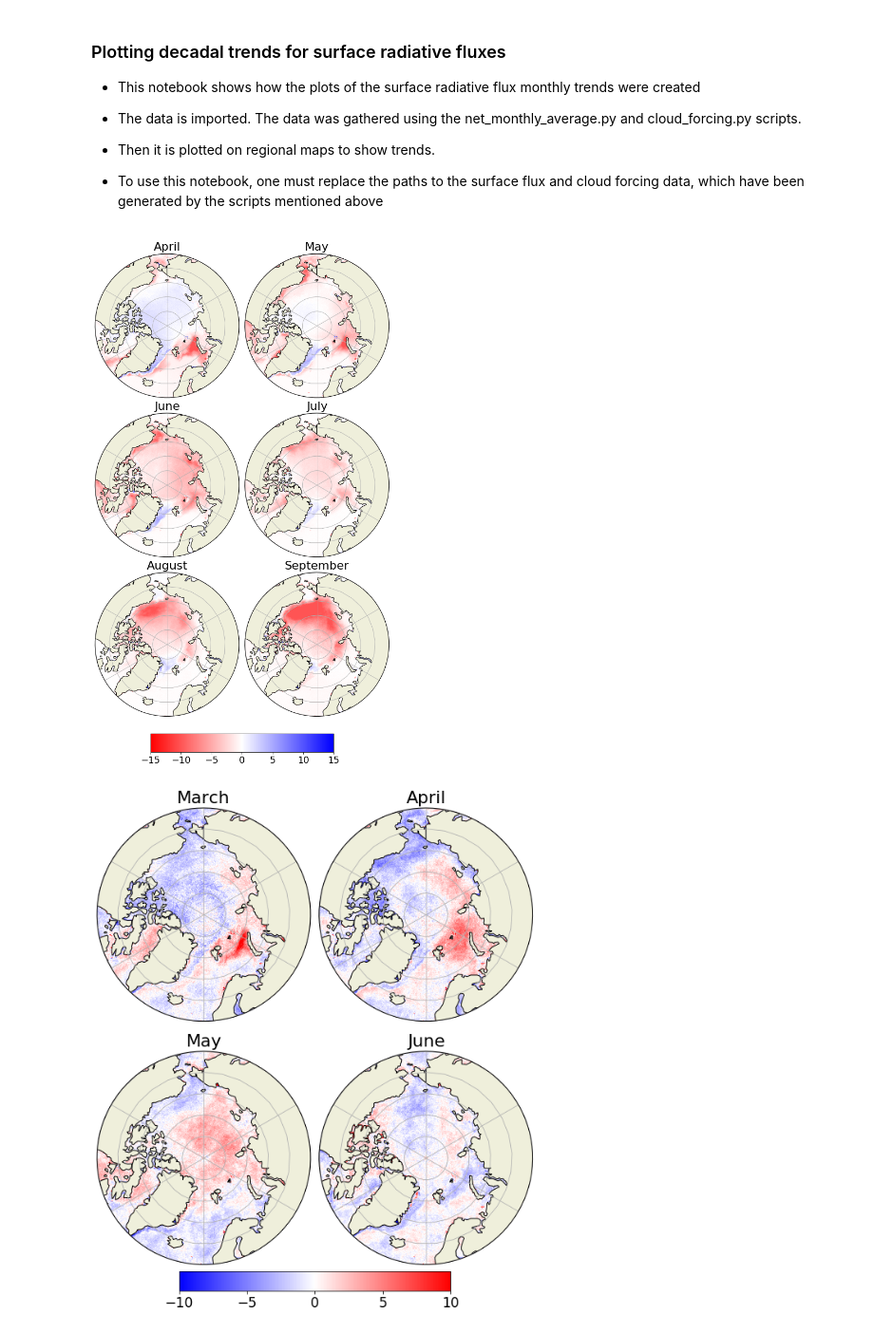
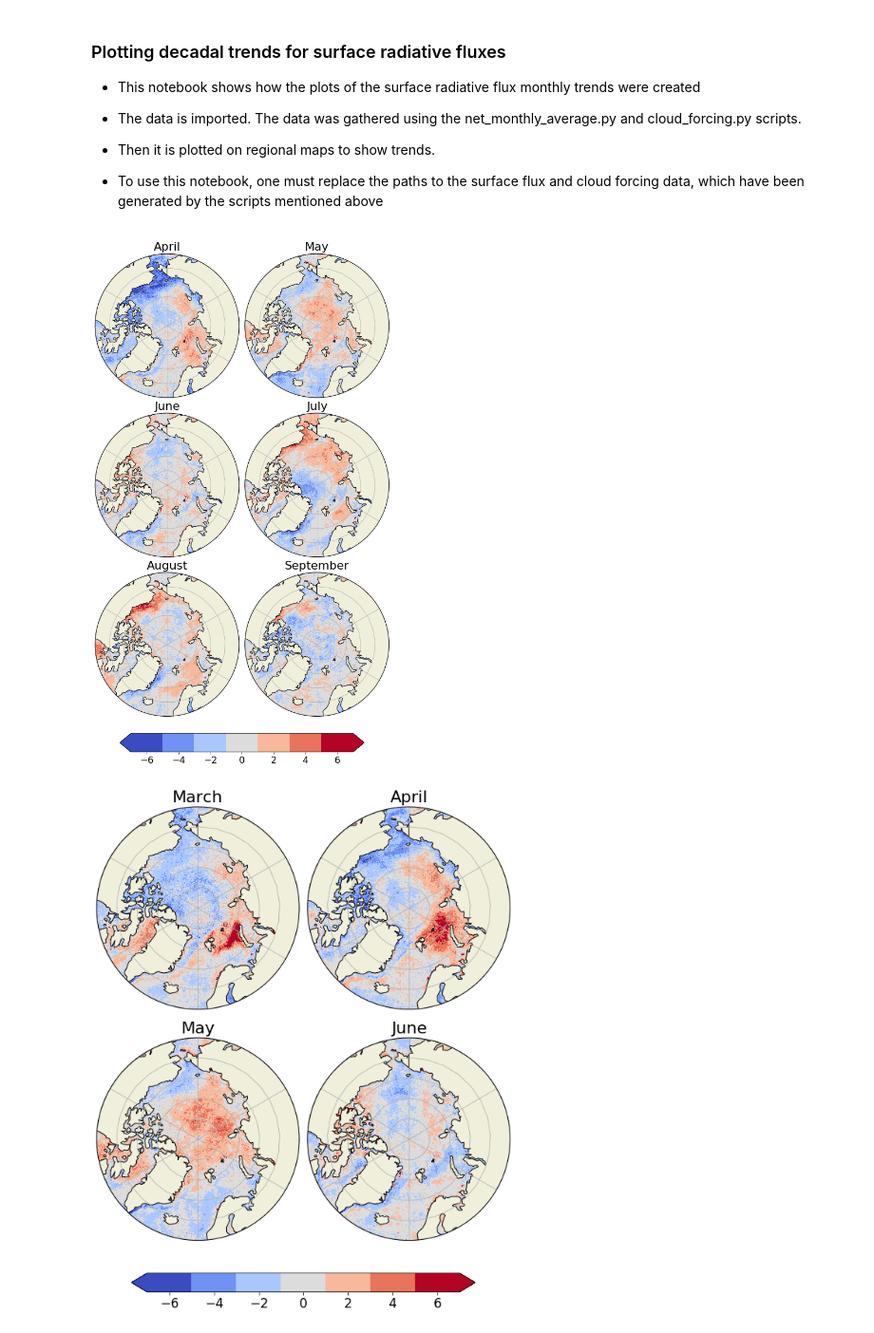
Before and after one commit to farr3r/arcticsurfacemelt, a Jupyter notebook: decade_changes.ipynb, the cells around one changed output. Shown: that part at 95% size. Cells and saved outputs as stored; diff of their text form; code cells hidden in the pictures.

```diff
--- a/decade_changes.ipynb
+++ b/decade_changes.ipynb
@@ -43,11 +39,11 @@ data.close()
 
 import numpy as np
 
-def plot_data(month, flux):
+def plot_data(month):
     ''' Input the month (number) and flux (e.g. cloud_long, albedo) to plot
     Returns a decadal linear trends for each grid cell using numpy polyfit
     '''
-    ds = flux.sel({'month' : month})
+    ds = long.sel({'month' : month})
     ds = ds.dropna('year')
     vals = ds.data
     years = ds.year.data
@@ -56,8 +52,8 @@ def plot_data(month, flux):
     regressions = np.polyfit(years, vals2, 1)
     trends = regressions[0,:].reshape(vals.shape[1], vals.shape[2])
     trends = trends*10
-    trends = np.where(trends>10, 10, trends)
-    trends = np.where(trends<-10, -10, trends)
+    #trends = np.where(trends>10, 10, trends)
+    #trends = np.where(trends<-10, -10, trends)
 
     return trends
 # %%
@@ -78,6 +74,12 @@ verts = np.vstack([np.sin(theta), np.cos(theta)]).T
 circle = mpath.Path(verts * radius + center)
 
 projection = ccrs.LambertAzimuthalEqualArea(central_latitude=90)
+
+base = plt.cm.get_cmap(cm.coolwarm)
+N=7
+color_list = base(np.linspace(0, 1, N))
+cmap_name = base.name + str(N)
+cmap = base.from_list(cmap_name, color_list, N)
 # %%
 # First plot: the decadal albedo trends
 
@@ -98,60 +100,69 @@ for i in range(1, columns*rows +1):
     ax.set_title(calendar.month_name[j+4], fontsize=22)
     ax.set_extent([-180, 180, 90, 60], ccrs.PlateCarree())
 
-    cs = ax.pcolormesh(EASE_lon, EASE_lat, plot_data(j+4,albedo_data*100), abs# *100 to convert into %
+    cs = ax.pcolormesh(EASE_lon, EASE_lat, plot_data(j+4), # *100 to convert into %
                        transform=ccrs.PlateCarree(),
-                       vmin=-15,vmax=15,
-                       cmap='bwr_r')
+                       vmin=-7,vmax=7,
+                       cmap=cmap)
     j=j+1
 
 
 fig.subplots_adjust(top=1, bottom=0.15, left=0.3, right=1, hspace=0.15, wspace=0.25)
 
-cbar_ax = fig.add_axes([0.2, 0, 0.6, 0.035])
-cbar = fig.colorbar(cs, cax=cbar_ax, orientation='horizontal')
+cbar_ax = fig.add_axes([0.1, 0, 0.8, 0.035])
+cbar = fig.colorbar(cs, cax=cbar_ax, orientation='horizontal',
+                      extend='both')
 cbar.ax.tick_params(labelsize='xx-large')
 
 plt.gcf().subplots_adjust(bottom=0.05)
 fig.tight_layout(h_pad = 0.5, rect=[0,0,1,1])
 
+plt.savefig('/Users/farrerowsleybrown/Desktop/project/thesis/figures/'+
+            '/long_trends.png',
+            dpi=300, bbox_inches='tight')
+
 plt.show()
 # %% [output]
-[figure, old version]
+[figure, new version]
 # %%
 # Plot for the monthly-mean spring longwave cloud forcing
 
 fig = plt.figure(figsize=(8, 10))
 
 columns = 2
 rows = 2
 
 j=0
 for i in range(1, columns*rows +1):
     # add a subplot into the array of plots
     ax = fig.add_subplot(rows, columns, i, projection=projection)
 
     ax.gridlines()
     ax.set_boundary(circle, transform=ax.transAxes)
     ax.add_feature(cartopy.feature.LAND, edgecolor='black',zorder=1)
     ax.set_title(calendar.month_name[j+3], fontsize=22)
     ax.set_extent([-180, 180, 90, 60], ccrs.PlateCarree())
 
-    cs = ax.pcolormesh(EASE_lon, EASE_lat, plot_data(j+3,cloud_long),
+    cs = ax.pcolormesh(EASE_lon, EASE_lat, plot_data(j+3),
                        transform=ccrs.PlateCarree(),
-                       vmin = -10, vmax=10,
-                       cmap='bwr')
+                       vmin = -7, vmax=7,
+                       cmap=cmap)
     j=j+1
 
 
 fig.subplots_adjust(top=1, bottom=0.15, left=0.3, right=1, hspace=0.15, wspace=0.25)
 
-cbar_ax = fig.add_axes([0.2, 0.05, 0.6, 0.035])
-cbar = fig.colorbar(cs, cax=cbar_ax, orientation='horizontal')
+cbar_ax = fig.add_axes([0.1, 0, 0.8, 0.035])
+cbar = fig.colorbar(cs, cax=cbar_ax, orientation='horizontal', extend='both')
 cbar.ax.tick_params(labelsize='xx-large')
 
 
 fig.tight_layout(h_pad = 0.5, rect=[0,0,1,1])
 
+plt.savefig('/Users/farrerowsleybrown/Desktop/project/thesis/figures/'+
+            '/long_cloud_forcing.png',
+            dpi=300, bbox_inches='tight')
+
 plt.show()
 # %% [output]
-[figure, old version]
+[figure, new version]
```
Also changed, not shown: parts of 1 cell of this notebook, 1 other file.
